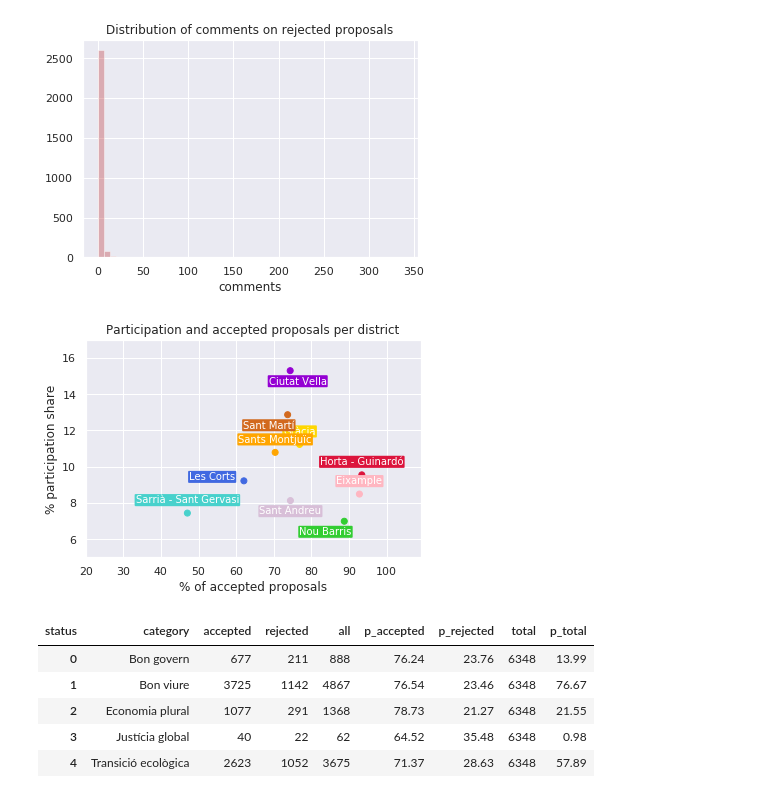
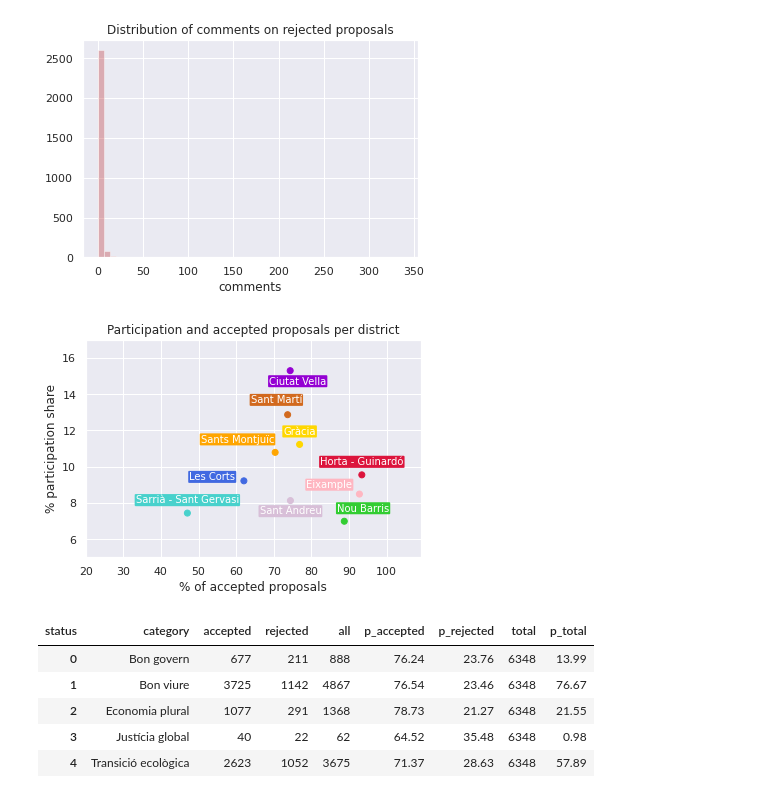
Before and after one commit to anavaldi/auditing_pam, a Jupyter notebook: src/0_descriptive_analytics.ipynb, the cells around one changed output. Drawn from its saved outputs; the diff is of its cells as text; code cells hidden in the pictures.

```diff
--- a/src/0_descriptive_analytics.ipynb
+++ b/src/0_descriptive_analytics.ipynb
@@ -267,7 +265,7 @@ for x,y,z,c in zip(xs,ys, zs, cs):
                  ha='center', fontsize = 10) # horizontal alignment can be left, right or center
     elif z == 'Nou Barris':
         plt.annotate(label, # this is the text
-                 (x-5,y-1.3), # this is the point to label,
+                 (x+5,y), # this is the point to label,
                  color = 'white', # color of text
                  textcoords="offset points", # how to position the text,
                  bbox=dict(boxstyle="round,pad=0.1", fc=c, ec=c, lw=0.01), # this is the box for the text
@@ -275,7 +273,7 @@ for x,y,z,c in zip(xs,ys, zs, cs):
                  ha='center', fontsize = 10) # horizontal alignment can be left, right or center
     elif z == 'Sant Martí':
         plt.annotate(label, # this is the text
-                 (x-5,y-1.3), # this is the point to label,
+                 (x-3,y+0.1), # this is the point to label,
                  color = 'white', # color of text
                  textcoords="offset points", # how to position the text,
                  bbox=dict(boxstyle="round,pad=0.1", fc=c, ec=c, lw=0.01), # this is the box for the text
@@ -283,34 +281,50 @@ for x,y,z,c in zip(xs,ys, zs, cs):
                  ha='center', fontsize = 10) # horizontal alignment can be left, right or center
     elif z == 'Ciutat Vella':
         plt.annotate(label, # this is the text
                  (x+2,y-1.3), # this is the point to label,
+                 color = 'white', # color of text
+                 textcoords="offset points", # how to position the text,
+                 bbox=dict(boxstyle="round,pad=0.1", fc=c, ec=c, lw=0.01), # this is the box for the text
+                 xytext=(0,10), # distance from text to points (x,y)
+                 ha='center', fontsize = 10) # horizontal alignment can be left, right or center
+    elif z == 'Sants Montjuïc':
+        plt.annotate(label, # this is the text
+                 (x-10,y), # this is the point to label,
+                 color = 'white', # color of text
+                 textcoords="offset points", # how to position the text,
+                 bbox=dict(boxstyle="round,pad=0.1", fc=c, ec=c, lw=0.01), # this is the box for the text
+                 xytext=(0,10), # distance from text to points (x,y)
+                 ha='center', fontsize = 10) # horizontal alignment can be left, right or center
+    elif z == 'Eixample':
+        plt.annotate(label, # this is the text
+                 (x-8,y-0.2), # this is the point to label,
                  color = 'white', # color of text
                  textcoords="offset points", # how to position the text,
                  bbox=dict(boxstyle="round,pad=0.1", fc=c, ec=c, lw=0.01), # this is the box for the text
                  xytext=(0,10), # distance from text to points (x,y)
                  ha='center', fontsize = 10) # horizontal alignment can be left, right or center
     else:
         plt.annotate(label, # this is the text
                      (x,y), # this is the point to label,
                      color = 'white', # color of text
                      textcoords="offset points", # how to position the text,
                      bbox=dict(boxstyle="round,pad=0.1", fc=c, ec=c, lw=0.1), # this is the box for the text
                      xytext=(0,10), # distance from text to points (x,y)
                      ha='center', fontsize = 10) # horizontal alignment can be left, right or center
 
 #plt.legend(zs)
 plt.xticks()
 plt.yticks()
 plt.xlim((20,109))
 plt.ylim((5,17))
 plt.xlabel('% of accepted proposals')
 plt.ylabel('% participation share')
 plt.title('Participation and accepted proposals per district')
 plt.grid(True)
 
 plt.show()
 # %% [output]
-[figure, old version]
+[figure, new version]
 # %%
 # Analysis of participation and status per category
 df_cross_tab = df_aux
```
Also changed, not shown: parts of 12 cells of this notebook, 4 other files.
